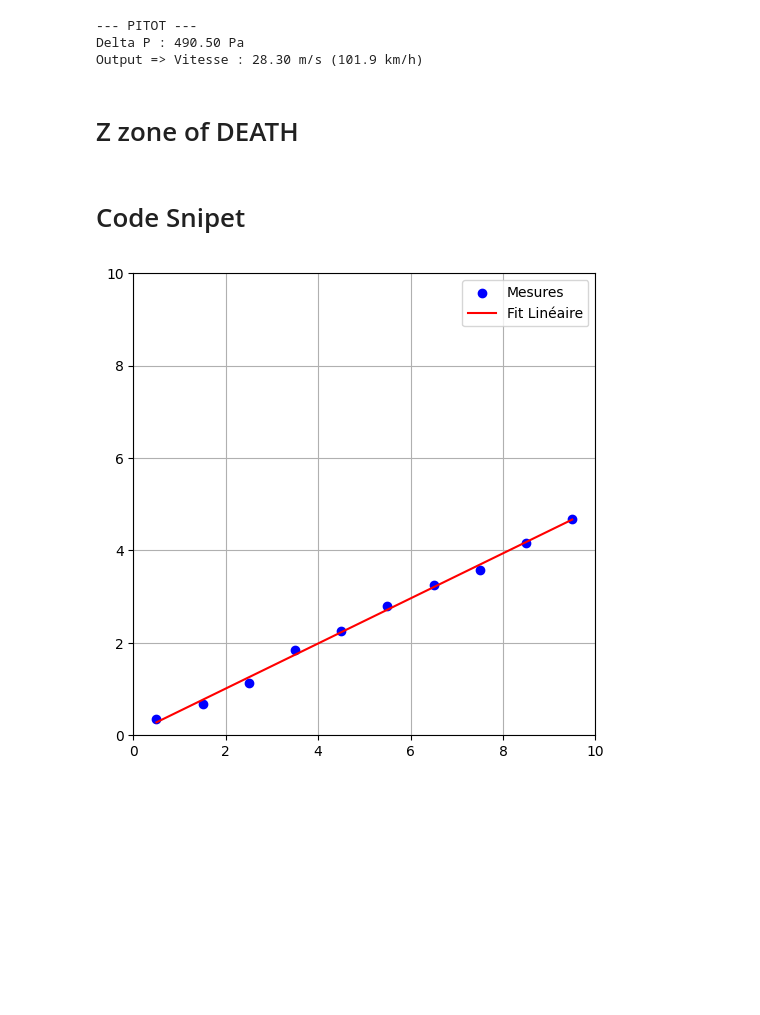
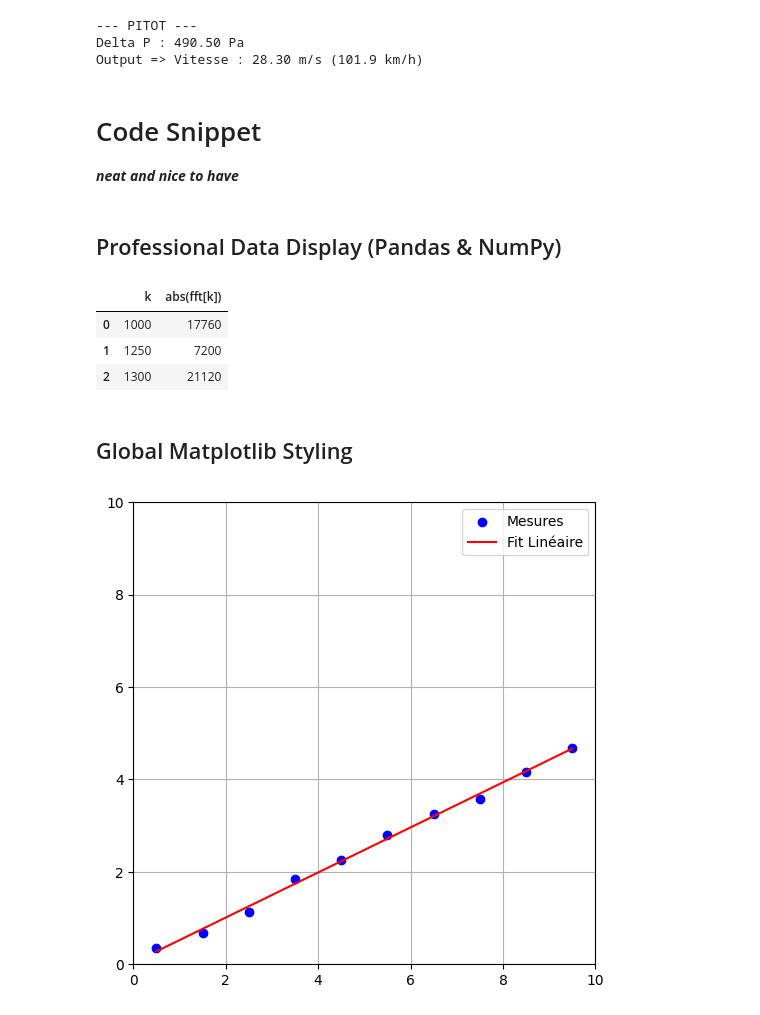
Before and after one commit to Arctic17/Blue-Napkin, a Jupyter notebook: Instrumentation/Z-Instru-CodeBase.ipynb, the cells around one changed output. Saved outputs shown, nothing was run; the diff lists cells and outputs as text; code cells hidden in the pictures; blank space fills up the shorter version.

```diff
--- a/Instrumentation/Z-Instru-CodeBase.ipynb
+++ b/Instrumentation/Z-Instru-CodeBase.ipynb
@@ -536,27 +566,46 @@ print(f"Output => Vitesse : {v:.2f} m/s ({v*3.6:.1f} km/h)")
 --- PITOT ---
 Delta P : 490.50 Pa
 Output => Vitesse : 28.30 m/s (101.9 km/h)
-# %% [markdown]
-# Z zone of DEATH
 # %% [markdown]
-# Code Snipet
+# Code Snippet
+**_neat and nice to have_**
-# %%
-# --- Graphique ---
-plt.figure(figsize=(6, 6)) # A square figure size helps with equal scaling
-plt.style.use('default')
-
-plt.scatter(x_vals, y_vals, color='blue', label='Mesures')
-plt.plot(x_vals, y_model, color='red', label='Fit Linéaire')
-
-# 1. Force the axis limits (Min, Max)
-plt.xlim(0, 10)
-plt.ylim(0, 10)
-
-# 2. Force equal scaling (1 unit on x = 1 unit on y)
-plt.gca().set_aspect('equal', adjustable='box')
-
-plt.grid(True)
-plt.legend()
-plt.show()
-# %% [output]
-[figure, removed]
+# %% [markdown]
+## Professional Data Display (Pandas & NumPy)
+# %%
+# Force decimal precision for all dataframes
+pd.options.display.float_format = '{:.4f}'.format
+
+# Force decimal precision for NumPy printouts
+np.set_printoptions(precision=4, suppress=True)
+
+# Example: Displaying your FFT table neatly
+data = {'k': [1000, 1250, 1300], 'abs(fft[k])': [17760, 7200, 21120]}
+df = pd.DataFrame(data)
+display(df)
+# %% [output]
+|  | k | abs(fft[k]) |
+| 0 | 1000 | 17760 |
+| 1 | 1250 | 7200 |
+| 2 | 1300 | 21120 |
+# %% [markdown]
+## Global Matplotlib Styling
+# %%
+# --- Graphique ---
+plt.figure(figsize=(6, 6)) # A square figure size helps with equal scaling
+plt.style.use('default')
+
+plt.scatter(x_vals, y_vals, color='blue', label='Mesures')
+plt.plot(x_vals, y_model, color='red', label='Fit Linéaire')
+
+# 1. Force the axis limits (Min, Max)
+plt.xlim(0, 10)
+plt.ylim(0, 10)
+
+# 2. Force equal scaling (1 unit on x = 1 unit on y)
+plt.gca().set_aspect('equal', adjustable='box')
+
+plt.grid(True)
+plt.legend()
+plt.show()
+# %% [output]
+[figure, added]
```
Also changed, not shown: parts of 27 cells of this notebook, 1 other file.
